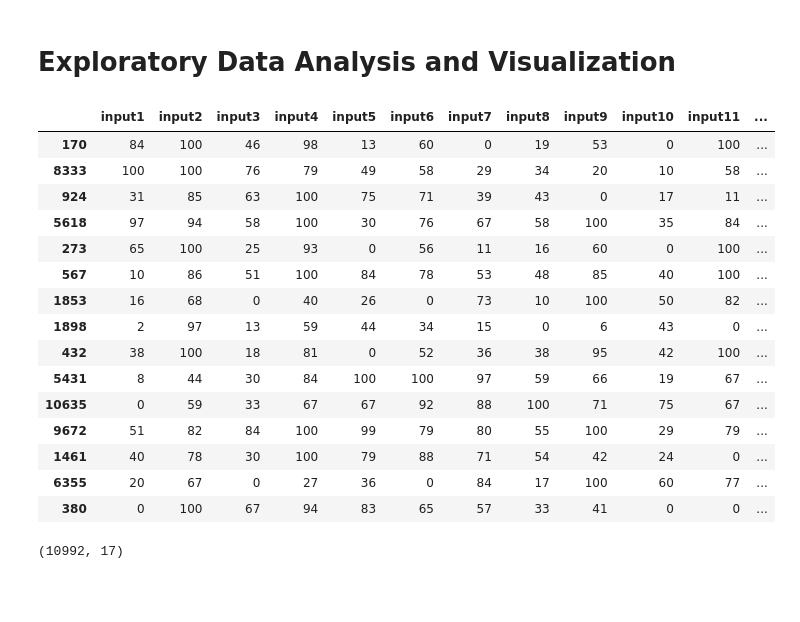
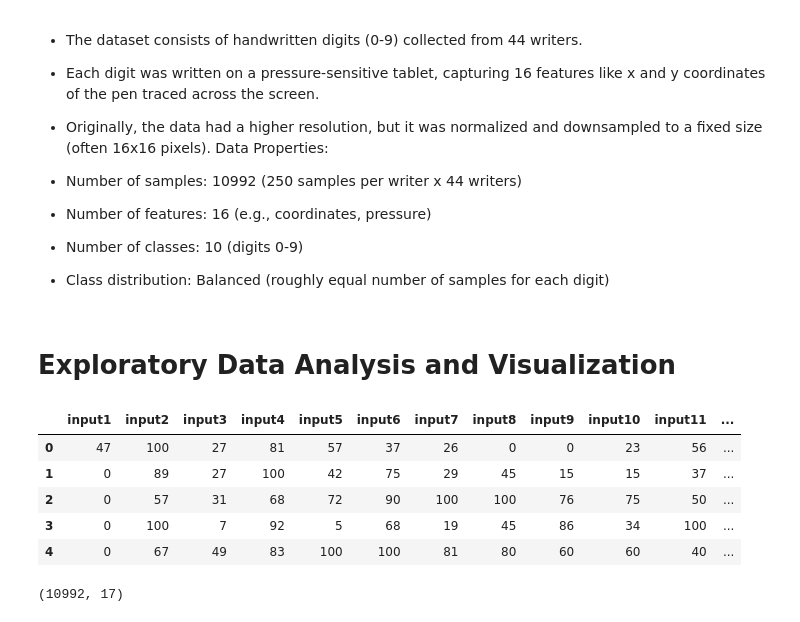
Before and after one commit to ayaramis/DataScience, a Jupyter notebook: Hand Written Digits.ipynb, the cells around one changed output. Drawn from its saved outputs; the diff is of its cells as text; code cells hidden in the pictures; blank space fills up the shorter version.

```diff
--- a/Hand Written Digits.ipynb
+++ b/Hand Written Digits.ipynb
@@ -9,3 +7,13 @@ Data reference link : https://datahub.io/machine-learning/pendigits#readme
+# %% [markdown]
+- The dataset consists of handwritten digits (0-9) collected from 44 writers.
+- Each digit was written on a pressure-sensitive tablet, capturing 16 features like x and y coordinates of the pen traced across the screen.
+- Originally, the data had a higher resolution, but it was normalized and downsampled to a fixed size (often 16x16 pixels).
+Data Properties:
+
+- Number of samples: 10992 (250 samples per writer x 44 writers)
+- Number of features: 16 (e.g., coordinates, pressure)
+- Number of classes: 10 (digits 0-9)
+- Class distribution: Balanced (roughly equal number of samples for each digit)
 # %%
 import pandas as pd
 import numpy as np
@@ -19,25 +27,15 @@ warnings.warn("this will not show")
 # Exploratory Data Analysis and Visualization
 # %%
 df = pd.read_csv('pendigits_txt.csv')
-# %%
-df.sample(15)
-# %% [output]
-|  | input1 | input2 | input3 | input4 | input5 | input6 | input7 | input8 | input9 | input10 | input11 | ... |
-| 170 | 84 | 100 | 46 | 98 | 13 | 60 | 0 | 19 | 53 | 0 | 100 | ... |
-| 8333 | 100 | 100 | 76 | 79 | 49 | 58 | 29 | 34 | 20 | 10 | 58 | ... |
-| 924 | 31 | 85 | 63 | 100 | 75 | 71 | 39 | 43 | 0 | 17 | 11 | ... |
-| 5618 | 97 | 94 | 58 | 100 | 30 | 76 | 67 | 58 | 100 | 35 | 84 | ... |
-| 273 | 65 | 100 | 25 | 93 | 0 | 56 | 11 | 16 | 60 | 0 | 100 | ... |
-| 567 | 10 | 86 | 51 | 100 | 84 | 78 | 53 | 48 | 85 | 40 | 100 | ... |
-| 1853 | 16 | 68 | 0 | 40 | 26 | 0 | 73 | 10 | 100 | 50 | 82 | ... |
-| 1898 | 2 | 97 | 13 | 59 | 44 | 34 | 15 | 0 | 6 | 43 | 0 | ... |
-| 432 | 38 | 100 | 18 | 81 | 0 | 52 | 36 | 38 | 95 | 42 | 100 | ... |
-| 5431 | 8 | 44 | 30 | 84 | 100 | 100 | 97 | 59 | 66 | 19 | 67 | ... |
-| 10635 | 0 | 59 | 33 | 67 | 67 | 92 | 88 | 100 | 71 | 75 | 67 | ... |
-| 9672 | 51 | 82 | 84 | 100 | 99 | 79 | 80 | 55 | 100 | 29 | 79 | ... |
-| 1461 | 40 | 78 | 30 | 100 | 79 | 88 | 71 | 54 | 42 | 24 | 0 | ... |
-| 6355 | 20 | 67 | 0 | 27 | 36 | 0 | 84 | 17 | 100 | 60 | 77 | ... |
-| 380 | 0 | 100 | 67 | 94 | 83 | 65 | 57 | 33 | 41 | 0 | 0 | ... |
+# %%
+df.head()
+# %% [output]
+|  | input1 | input2 | input3 | input4 | input5 | input6 | input7 | input8 | input9 | input10 | input11 | ... |
+| 0 | 47 | 100 | 27 | 81 | 57 | 37 | 26 | 0 | 0 | 23 | 56 | ... |
+| 1 | 0 | 89 | 27 | 100 | 42 | 75 | 29 | 45 | 15 | 15 | 37 | ... |
+| 2 | 0 | 57 | 31 | 68 | 72 | 90 | 100 | 100 | 76 | 75 | 50 | ... |
+| 3 | 0 | 100 | 7 | 92 | 5 | 68 | 19 | 45 | 86 | 34 | 100 | ... |
+| 4 | 0 | 67 | 49 | 83 | 100 | 100 | 81 | 80 | 60 | 60 | 40 | ... |
 # %%
 df.shape
 # %% [output]
```
Also changed, not shown: parts of 17 cells of this notebook.
